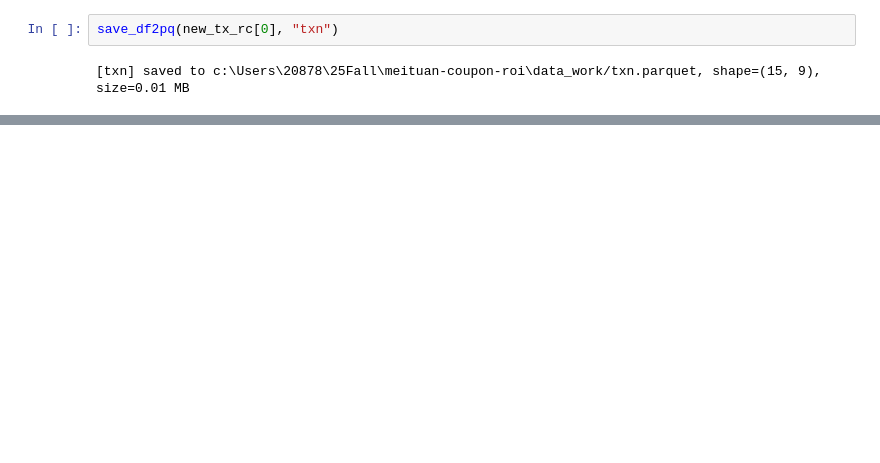
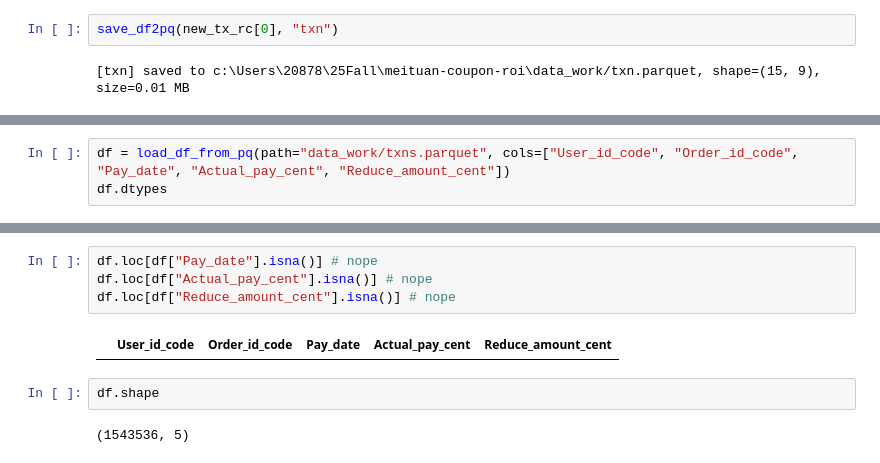
Before and after one commit to Yehongqiu-lab/meituan-coupon-roi, a Jupyter notebook: notebooks/00_EDA.ipynb, the cells around one changed output, grey strips where cells are left out. Cells and saved outputs as stored; diff of their text form; blank space fills up the shorter version.

```diff
--- a/notebooks/00_EDA.ipynb
+++ b/notebooks/00_EDA.ipynb
@@ -136,0 +194,3 @@ dtype: object
+# %%
+df = load_df_from_pq(path="data_work/txns.parquet", cols=["User_id_code", "Order_id_code", "Pay_date", "Actual_pay_cent", "Reduce_amount_cent"])
+df.dtypes
@@ -136,0 +205,10 @@ dtype: object
+# %%
+df.loc[df["Pay_date"].isna()] # nope
+df.loc[df["Actual_pay_cent"].isna()] # nope
+df.loc[df["Reduce_amount_cent"].isna()] # nope
+# %% [output]
+|  | User_id_code | Order_id_code | Pay_date | Actual_pay_cent | Reduce_amount_cent |
+# %%
+df.shape
+# %% [output]
+(1543536, 5)
```
Also changed, not shown: parts of 12 cells of this notebook, 22 other files.
